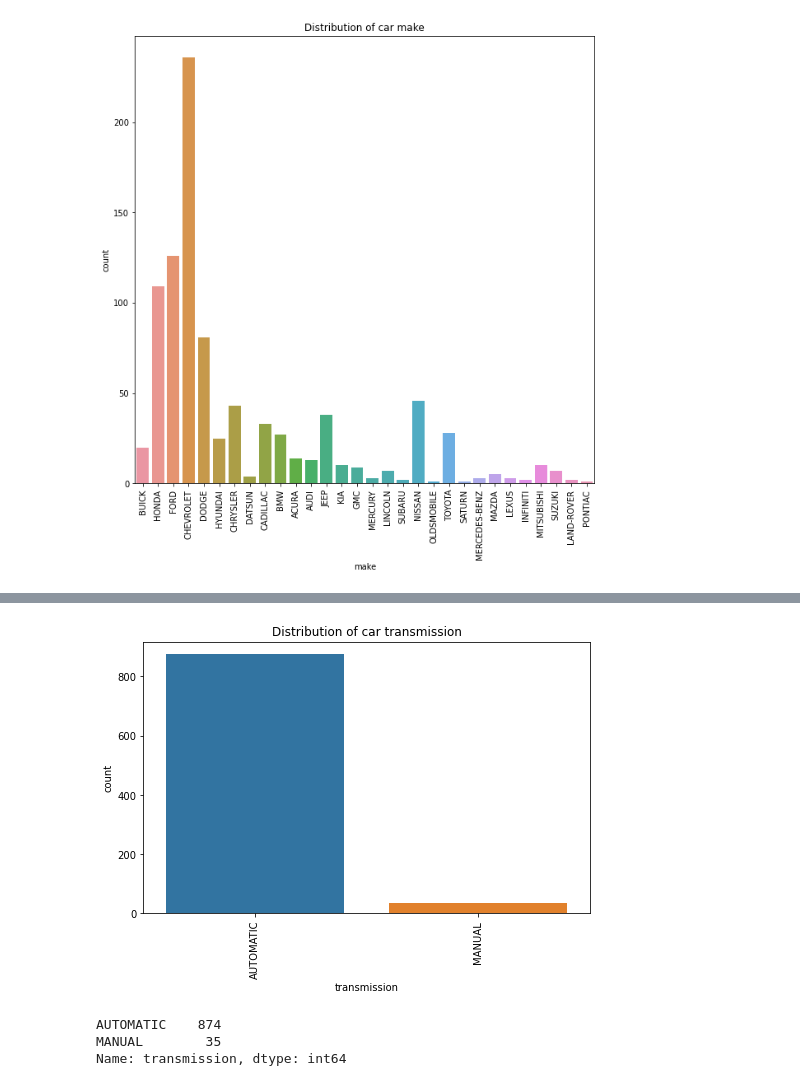
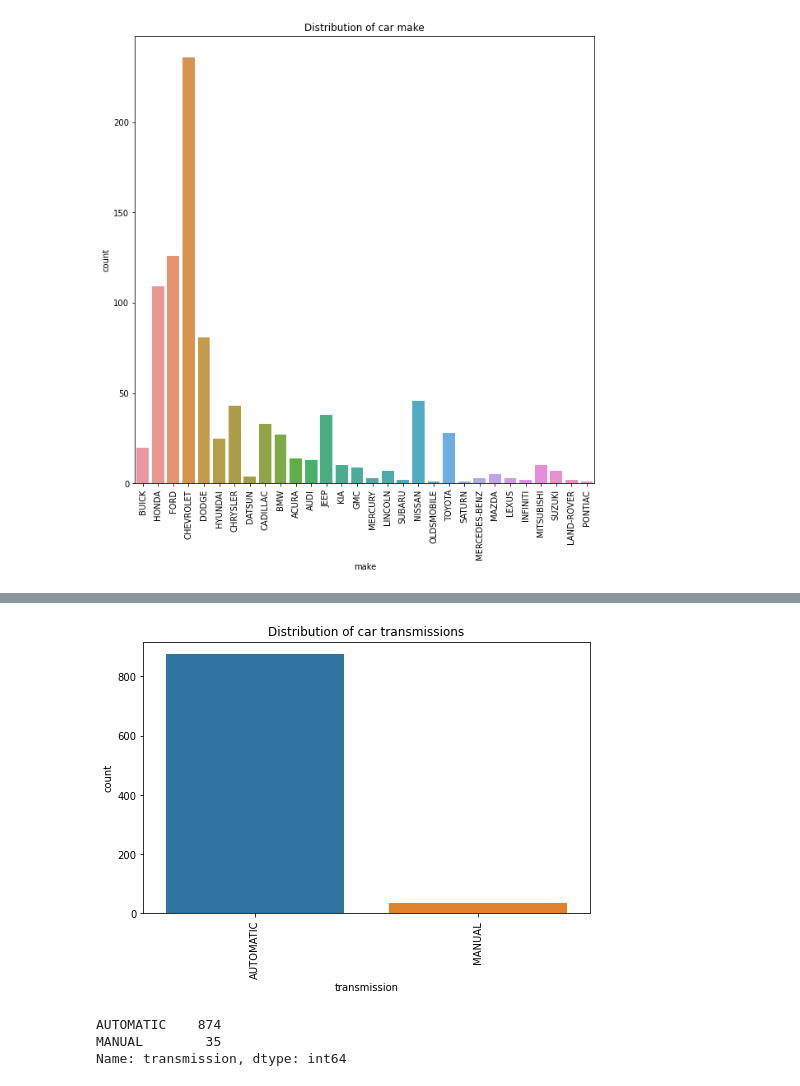
Before and after one commit to VictorUmunna/Car-Price-Prediction, a Jupyter notebook: exploratory_analysis.ipynb, the cells around one changed output, grey strips where cells are left out. Drawn from its saved outputs; the diff is of its cells as text; code cells hidden in the pictures.

```diff
--- a/exploratory_analysis.ipynb
+++ b/exploratory_analysis.ipynb
@@ -108,11 +108,11 @@ Name: make, dtype: int64
 # %%
 #count of cars by transmission
 fig = plt.figure(figsize=(8, 5))
 sns.countplot(data.transmission);
-plt.title("Distribution of car transmission")
+plt.title("Distribution of car transmissions")
 plt.xticks(rotation=90);
 # %% [output]
-[figure, old version]
+[figure, new version]
 # %%
 # Categorical variable
 data.transmission.value_counts()
```
Also changed, not shown: parts of 2 cells of this notebook, 2 other files.
